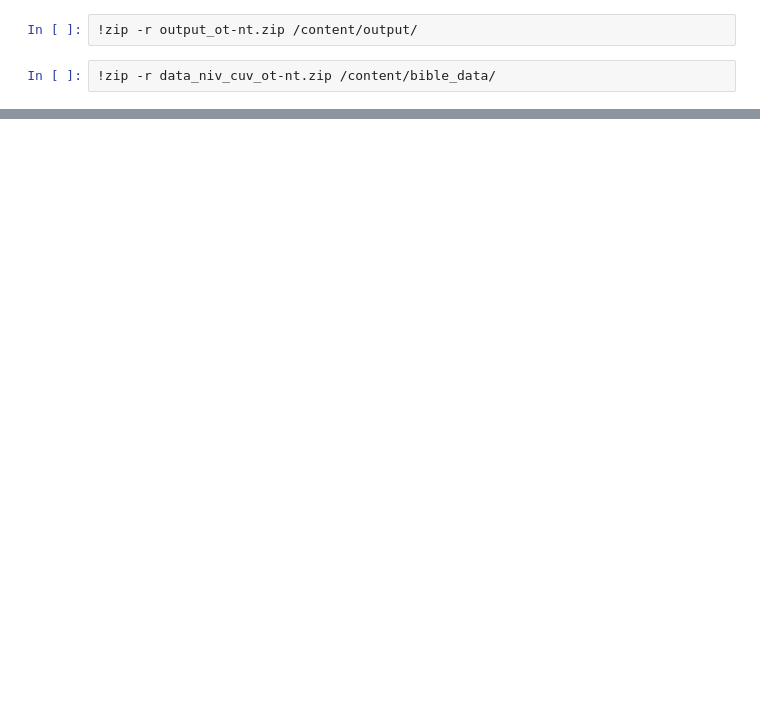
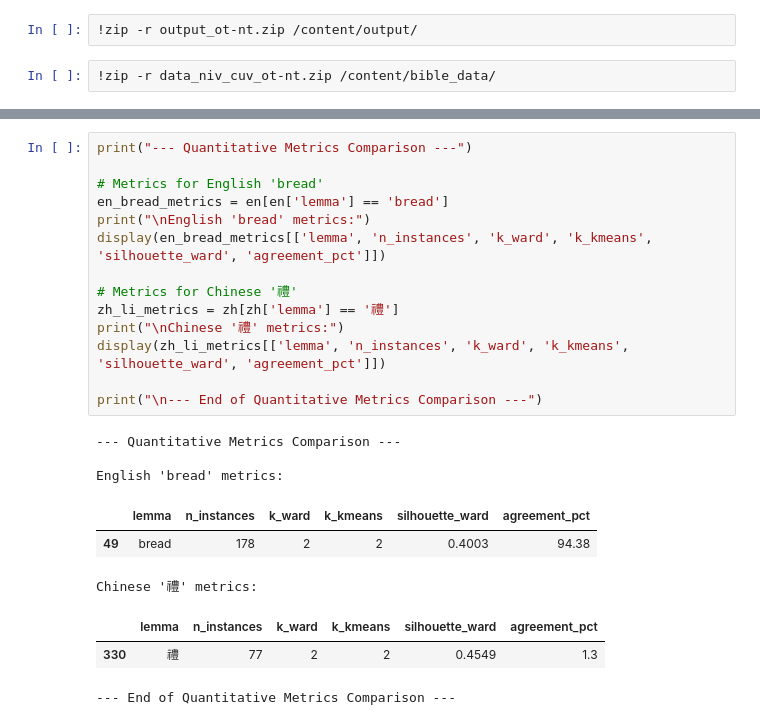
Before and after one commit to cs-iuu/word-sense-2025-fall-ai, a Jupyter notebook: notebooks/15.1.wsi_en_cht.ipynb, the cells around one changed output, grey strips where cells are left out. Saved outputs shown, nothing was run; the diff lists cells and outputs as text; blank space fills up the shorter version.

```diff
--- a/notebooks/15.1.wsi_en_cht.ipynb
+++ b/notebooks/15.1.wsi_en_cht.ipynb
@@ -1707,0 +1932,24 @@ Language  Total lemmas  Mean k (Ward)  Median k (Ward)  Std k (Ward)  % Monosemo
+# %%
+print("--- Quantitative Metrics Comparison ---")
+
+# Metrics for English 'bread'
+en_bread_metrics = en[en['lemma'] == 'bread']
+print("\nEnglish 'bread' metrics:")
+display(en_bread_metrics[['lemma', 'n_instances', 'k_ward', 'k_kmeans', 'silhouette_ward', 'agreement_pct']])
+
+# Metrics for Chinese '禮'
+zh_li_metrics = zh[zh['lemma'] == '禮']
+print("\nChinese '禮' metrics:")
+display(zh_li_metrics[['lemma', 'n_instances', 'k_ward', 'k_kmeans', 'silhouette_ward', 'agreement_pct']])
+
+print("\n--- End of Quantitative Metrics Comparison ---")
+# %% [output]
+--- Quantitative Metrics Comparison ---
+
+English 'bread' metrics:
+|  | lemma | n_instances | k_ward | k_kmeans | silhouette_ward | agreement_pct |
+| 49 | bread | 178 | 2 | 2 | 0.4003 | 94.38 |
+Chinese '禮' metrics:
+|  | lemma | n_instances | k_ward | k_kmeans | silhouette_ward | agreement_pct |
+| 330 | 禮 | 77 | 2 | 2 | 0.4549 | 1.3 |
+--- End of Quantitative Metrics Comparison ---
```
Also changed, not shown: parts of 21 cells of this notebook.
